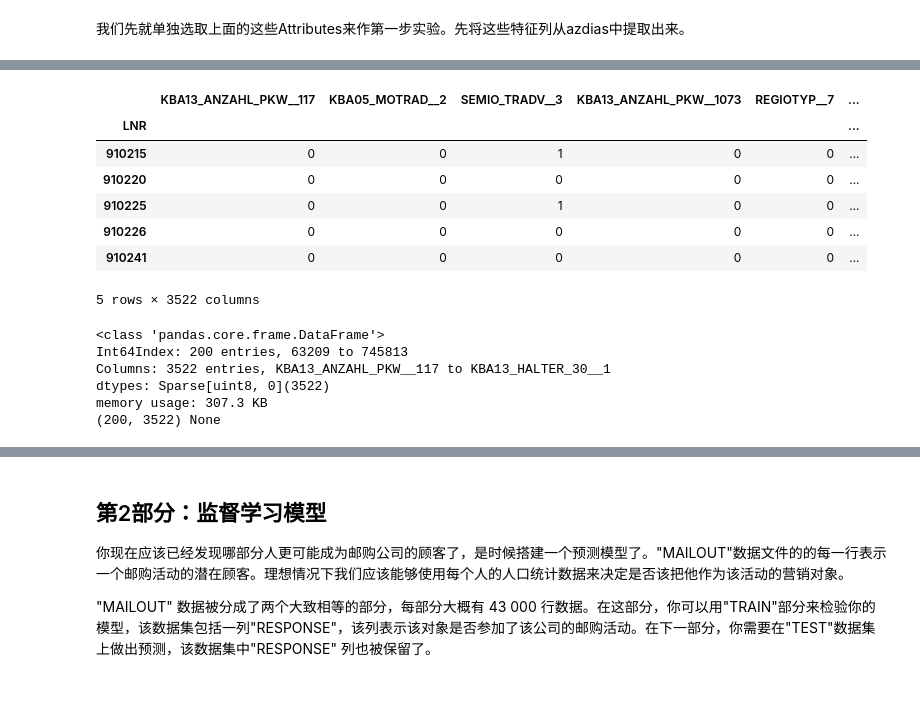
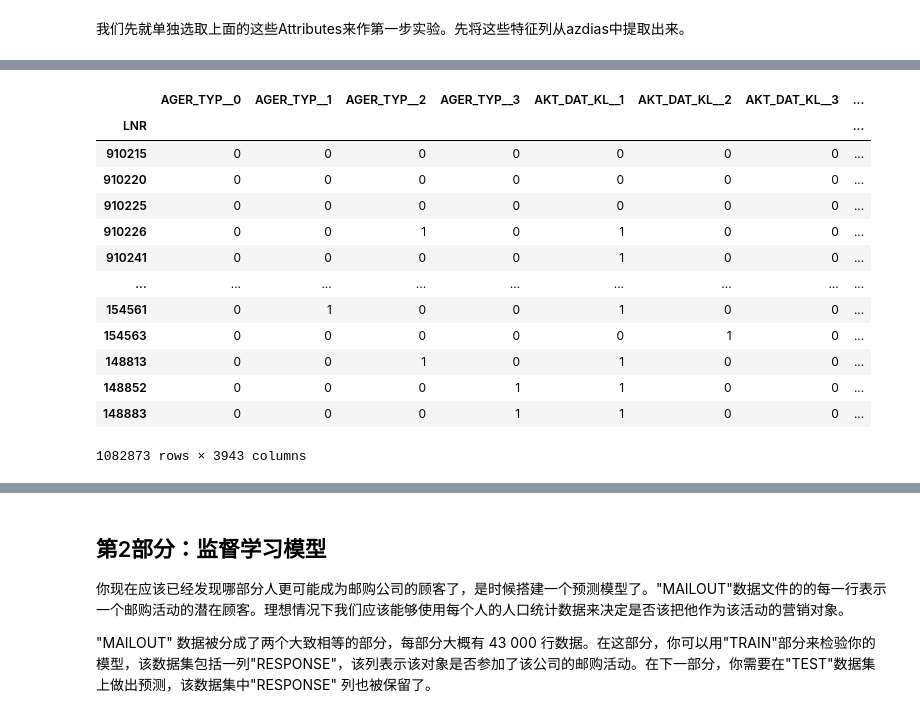
Before and after one commit to lqiang79/udacity_DSND_arvato, a Jupyter notebook: Arvato_Project_Workbook_zh.ipynb, the cells around one changed output, grey strips where cells are left out. Drawn from its saved outputs; the diff is of its cells as text; code cells hidden in the pictures.

Commit message:
finish cleanup and get_dummies. init KMeans

```diff
--- a/Arvato_Project_Workbook_zh.ipynb
+++ b/Arvato_Project_Workbook_zh.ipynb
@@ -125,3 +183,0 @@ cleanupCameoDeu2015(customers)
-# %%
-dummies = pd.get_dummies(azdias, columns=['CAMEO_DEU_2015', 'CAMEO_INTL_2015'], prefix_sep='__')
-dummies
@@ -416,0 +643,4 @@ azdias.head()
+# %%
+# add lable 'IS_CUSTOMER' to data
+azdias['IS_CUSTOMER'] = 0
+azdias.head()
@@ -473,0 +752,3 @@ all_data.head()
+# %%
+all_data_df.drop('IS_CUSTOMER__0', axis = 1, inplace = True, errors='ignore')
+all_data_df = all_data_df.rename(columns={"IS_CUSTOMER__1": "IS_CUSTOMER"})
@@ -591,11 +794,0 @@ all_selected_df.shape
-# %%
-all_selected_df.head()
-# %% [output]
-|  | KBA13_ANZAHL_PKW__117 | KBA05_MOTRAD__2 | SEMIO_TRADV__3 | KBA13_ANZAHL_PKW__1073 | REGIOTYP__7 | ... |
-| LNR |  |  |  |  |  | ... |
-| 910215 | 0 | 0 | 1 | 0 | 0 | ... |
-| 910220 | 0 | 0 | 0 | 0 | 0 | ... |
-| 910225 | 0 | 0 | 1 | 0 | 0 | ... |
-| 910226 | 0 | 0 | 0 | 0 | 0 | ... |
-| 910241 | 0 | 0 | 0 | 0 | 0 | ... |
-5 rows × 3522 columns
@@ -604,12 +795,3 @@ subset_data = all_selected_df.tail(100).append(all_selected_df.head(100))
-# %%
-print(subset_data.shape, subset_data.info())
-# %% [output]
-<class 'pandas.core.frame.DataFrame'>
-Int64Index: 200 entries, 63209 to 745813
-Columns: 3522 entries, KBA13_ANZAHL_PKW__117 to KBA13_HALTER_30__1
-dtypes: Sparse[uint8, 0](3522)
-memory usage: 307.3 KB
-(200, 3522) None
 # %%
 # Import sklearn's cluster module
 from sklearn import cluster
@@ -617,3 +803,21 @@ from sklearn.cluster import KMeans
+# %%
+X = all_data_df.drop('IS_CUSTOMER', axis=1)
+X
+# %% [output]
+|  | AGER_TYP__0 | AGER_TYP__1 | AGER_TYP__2 | AGER_TYP__3 | AKT_DAT_KL__1 | AKT_DAT_KL__2 | AKT_DAT_KL__3 | ... |
+| LNR |  |  |  |  |  |  |  | ... |
+| 910215 | 0 | 0 | 0 | 0 | 0 | 0 | 0 | ... |
+| 910220 | 0 | 0 | 0 | 0 | 0 | 0 | 0 | ... |
+| 910225 | 0 | 0 | 0 | 0 | 0 | 0 | 0 | ... |
+| 910226 | 0 | 0 | 1 | 0 | 1 | 0 | 0 | ... |
+| 910241 | 0 | 0 | 0 | 0 | 1 | 0 | 0 | ... |
+| ... | ... | ... | ... | ... | ... | ... | ... | ... |
+| 154561 | 0 | 1 | 0 | 0 | 1 | 0 | 0 | ... |
+| 154563 | 0 | 0 | 0 | 0 | 0 | 1 | 0 | ... |
+| 148813 | 0 | 0 | 1 | 0 | 1 | 0 | 0 | ... |
+| 148852 | 0 | 0 | 0 | 1 | 1 | 0 | 0 | ... |
+| 148883 | 0 | 0 | 0 | 1 | 1 | 0 | 0 | ... |
+1082873 rows × 3943 columns
 # %%
 %%time
 # Try instantiating a model with 2 centers
```
Also changed, not shown: parts of 85 cells of this notebook, 2 other files.
